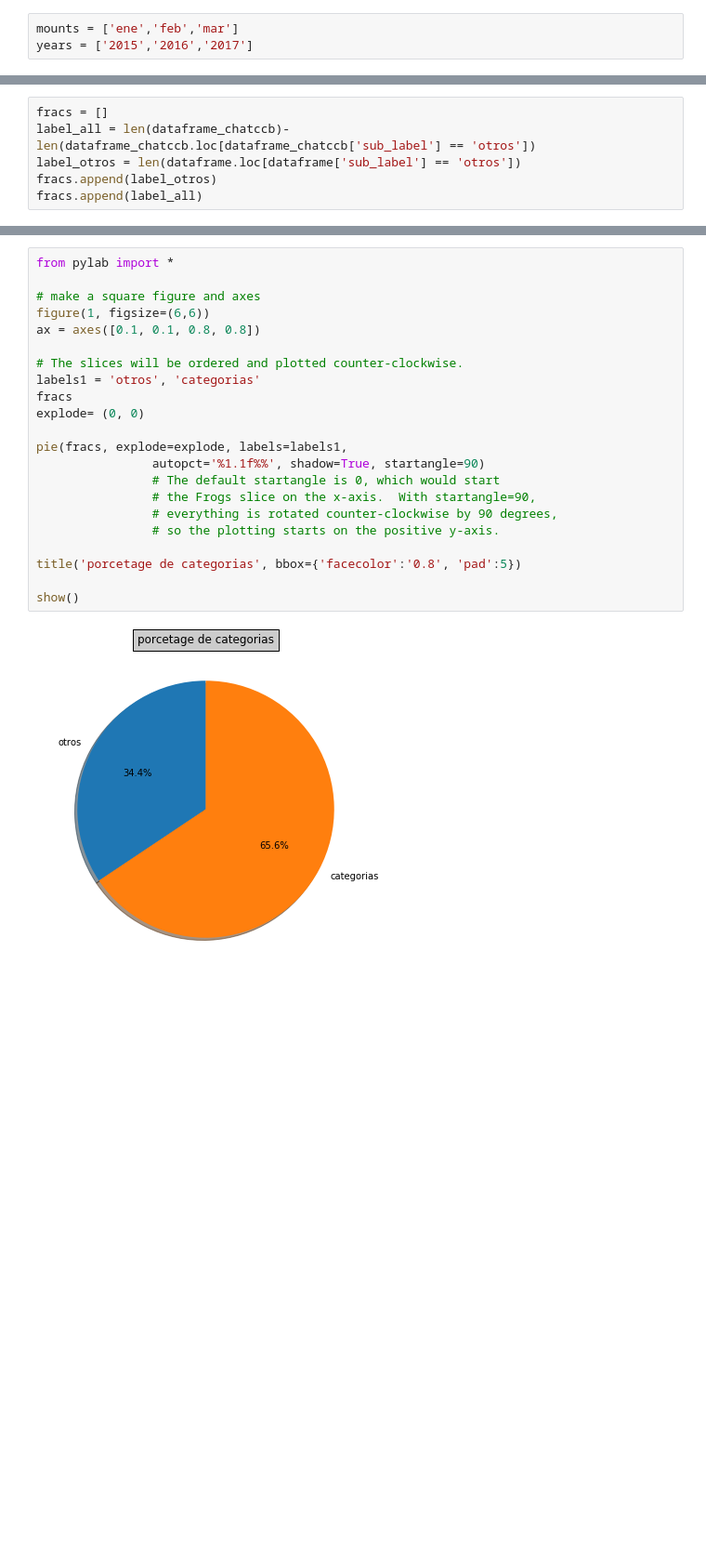
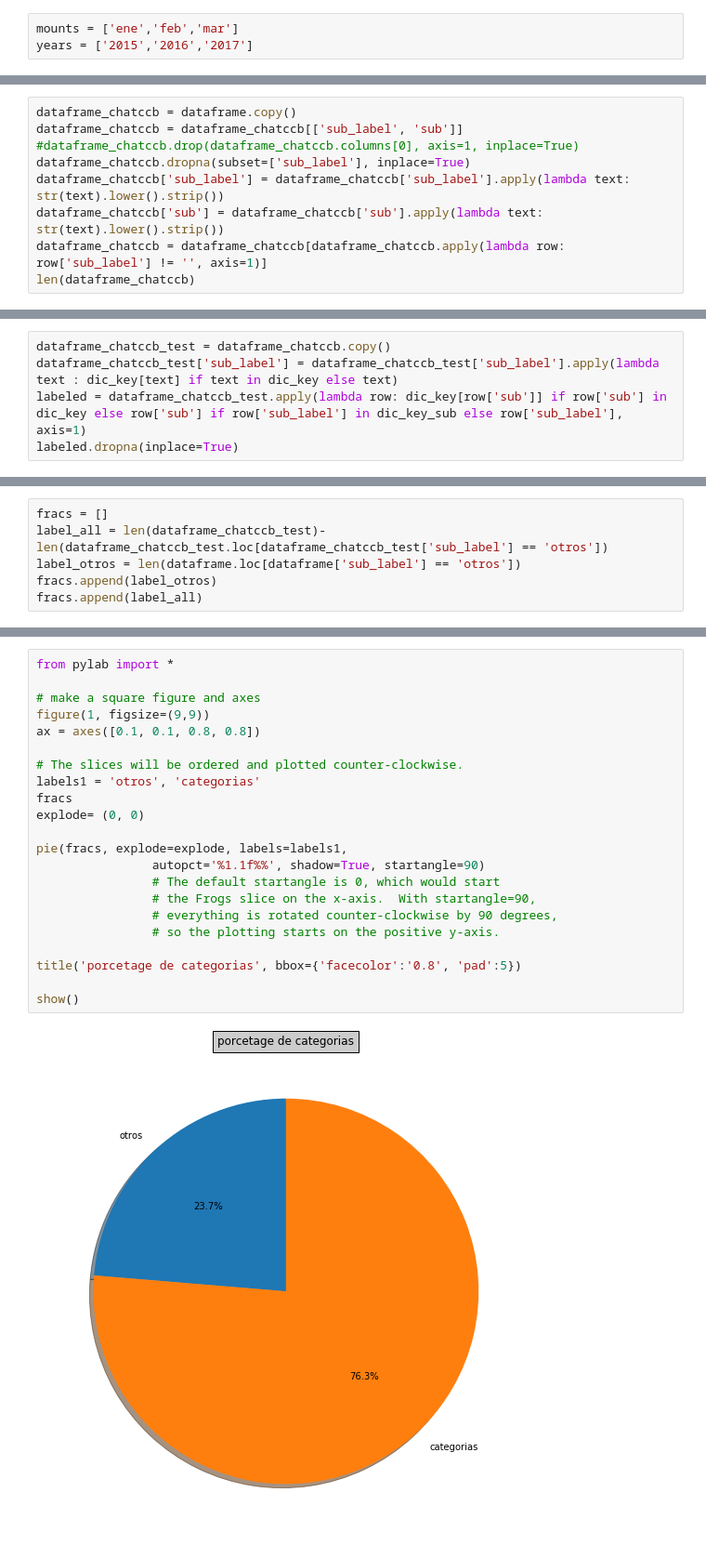
Before and after one commit to jhonex1234/code_py, a Jupyter notebook: nltk/graph_count_promedio/label/count_label.ipynb, the cells around one changed output, grey strips where cells are left out. Shown at 93% size. Drawn from its saved outputs; the diff is of its cells as text; blank space fills up the shorter version.

Commit message:
grafico por discriminacion de datos entre dos columnas

```diff
--- a/nltk/graph_count_promedio/label/count_label.ipynb
+++ b/nltk/graph_count_promedio/label/count_label.ipynb
@@ -35,0 +27,9 @@ chatccb_mar_2017.xlsx
+# %%
+dataframe_chatccb = dataframe.copy()
+dataframe_chatccb = dataframe_chatccb[['sub_label', 'sub']]
+#dataframe_chatccb.drop(dataframe_chatccb.columns[0], axis=1, inplace=True)
+dataframe_chatccb.dropna(subset=['sub_label'], inplace=True)
+dataframe_chatccb['sub_label'] = dataframe_chatccb['sub_label'].apply(lambda text: str(text).lower().strip())
+dataframe_chatccb['sub'] = dataframe_chatccb['sub'].apply(lambda text: str(text).lower().strip())
+dataframe_chatccb = dataframe_chatccb[dataframe_chatccb.apply(lambda row: row['sub_label'] != '', axis=1)]
+len(dataframe_chatccb)
@@ -35,0 +173,5 @@ chatccb_mar_2017.xlsx
+# %%
+dataframe_chatccb_test = dataframe_chatccb.copy()
+dataframe_chatccb_test['sub_label'] = dataframe_chatccb_test['sub_label'].apply(lambda text : dic_key[text] if text in dic_key else text)
+labeled = dataframe_chatccb_test.apply(lambda row: dic_key[row['sub']] if row['sub'] in dic_key else row['sub'] if row['sub_label'] in dic_key_sub else row['sub_label'], axis=1)
+labeled.dropna(inplace=True)
@@ -39,6 +228,6 @@ dataframe_chatccb_size_div = dataframe_chatccb_size.div(sum(dataframe_chatccb_si
 # %%
 fracs = []
-label_all = len(dataframe_chatccb)-len(dataframe_chatccb.loc[dataframe_chatccb['sub_label'] == 'otros'])
+label_all = len(dataframe_chatccb_test)-len(dataframe_chatccb_test.loc[dataframe_chatccb_test['sub_label'] == 'otros'])
 label_otros = len(dataframe.loc[dataframe['sub_label'] == 'otros'])
 fracs.append(label_otros)
 fracs.append(label_all)
@@ -93,27 +296,27 @@ fracs
 # %%
 from pylab import *
 
 # make a square figure and axes
-figure(1, figsize=(6,6))
+figure(1, figsize=(9,9))
 ax = axes([0.1, 0.1, 0.8, 0.8])
 
 # The slices will be ordered and plotted counter-clockwise.
 labels1 = 'otros', 'categorias'
 fracs
 explode= (0, 0)
 
 pie(fracs, explode=explode, labels=labels1,
                 autopct='%1.1f%%', shadow=True, startangle=90)
                 # The default startangle is 0, which would start
                 # the Frogs slice on the x-axis.  With startangle=90,
                 # everything is rotated counter-clockwise by 90 degrees,
                 # so the plotting starts on the positive y-axis.
 
 title('porcetage de categorias', bbox={'facecolor':'0.8', 'pad':5})
 
 show()
 # %% [output]
-[figure, old version]
+[figure, new version]
 # %%
 dataframe_chatccb_size_div
 # %% [output]
```
Also changed, not shown: parts of 22 cells of this notebook, 4 other files.
